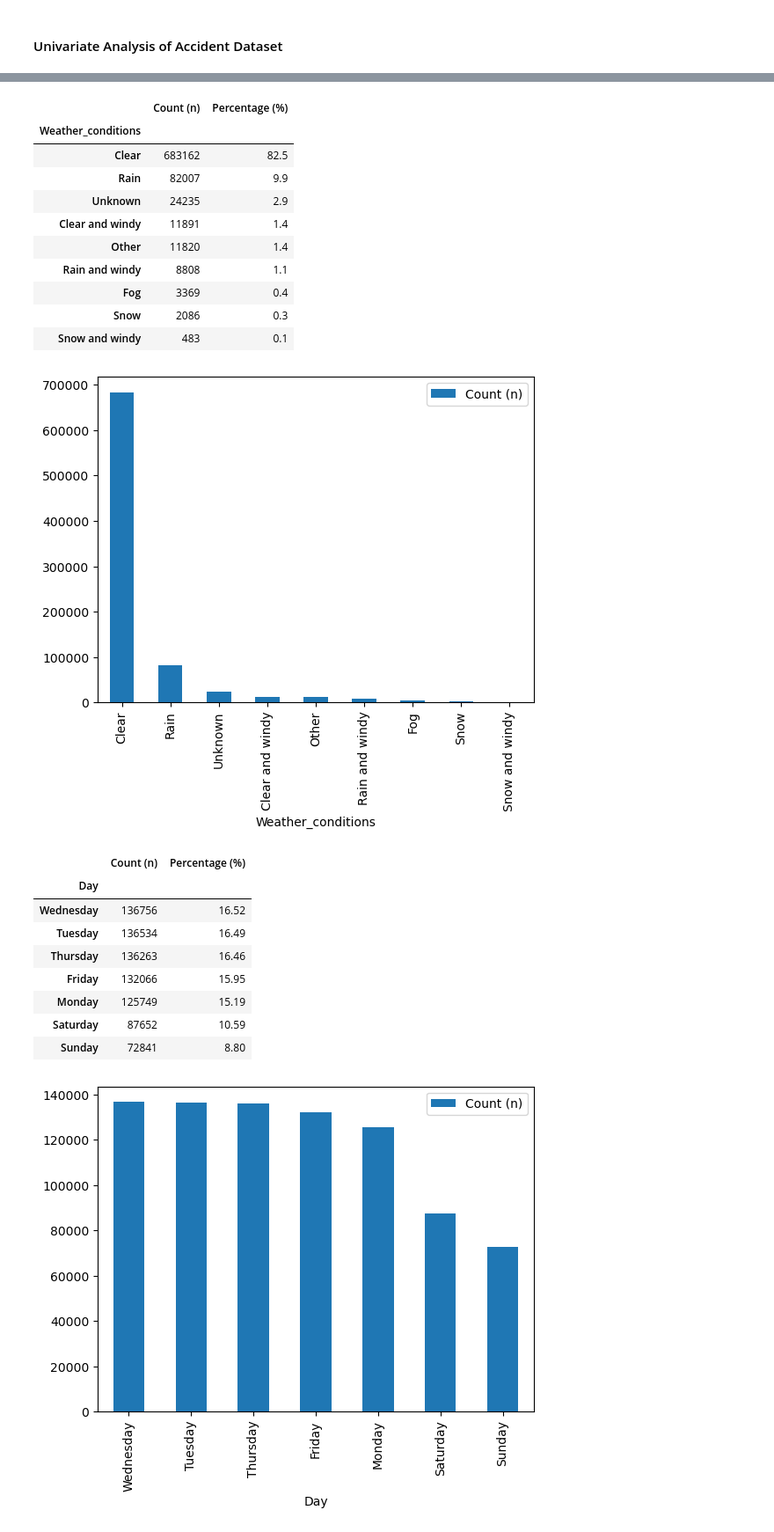
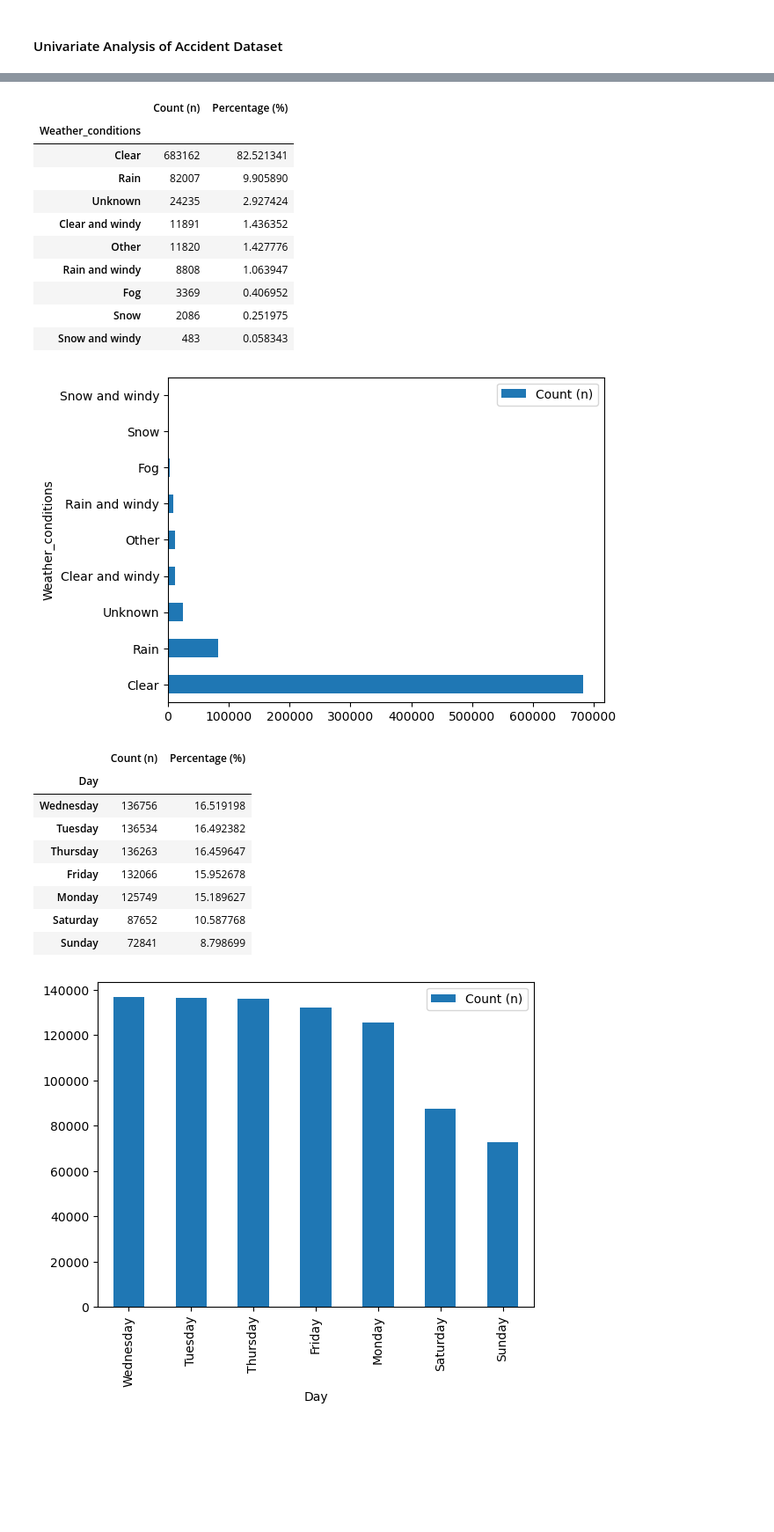
Before and after one commit to mchase007/EDA_UK_Bicycle_Accidents_1979_2018, a Jupyter notebook: EDA_BicycleAccidents.ipynb, the cells around one changed output, grey strips where cells are left out. Shown at 88% size. Cells and saved outputs as stored; diff of their text form; code cells hidden in the pictures; blank space fills up the shorter version.

```diff
--- a/EDA_BicycleAccidents.ipynb
+++ b/EDA_BicycleAccidents.ipynb
@@ -146,7 +228,7 @@ df_Ac_clean.head()
 | 4 | 197901A4SKO47 | 2 | 1 | 1979-04-01 | 18:50 | 30.0 | ... |
 # %%
 # set index of dataframe
-df_Ac_clean = df_Ac_clean.set_index('Accident_Index')
+df_Ac_clean = change_index(df_Ac,'Accident_Index')
 df_Ac_clean
 # %% [output]
 |  | Number_of_Vehicles | Number_of_Casualties | Date | Time | Speed_limit | Road_conditions | ... |
@@ -478,46 +549,40 @@ plt.show()
 # %%
 # Distribution of weather conditions during accidents
-df_Ac_weather_cond_dist = pd.DataFrame({
-    'Count (n)': df_Ac_clean['Weather_conditions'].value_counts(),
-    'Percentage (%)': df_Ac_clean['Weather_conditions'].value_counts(normalize=True).round(3) * 100
-})
+df_Ac_weather_cond_dist = get_count_percent(df_Ac_clean,'Weather_conditions')
 df_Ac_weather_cond_dist
 # %% [output]
 |  | Count (n) | Percentage (%) |
 | Weather_conditions |  |  |
-| Clear | 683162 | 82.5 |
-| Rain | 82007 | 9.9 |
-| Unknown | 24235 | 2.9 |
-| Clear and windy | 11891 | 1.4 |
-| Other | 11820 | 1.4 |
-| Rain and windy | 8808 | 1.1 |
-| Fog | 3369 | 0.4 |
-| Snow | 2086 | 0.3 |
-| Snow and windy | 483 | 0.1 |
+| Clear | 683162 | 82.521341 |
+| Rain | 82007 | 9.905890 |
+| Unknown | 24235 | 2.927424 |
+| Clear and windy | 11891 | 1.436352 |
+| Other | 11820 | 1.427776 |
+| Rain and windy | 8808 | 1.063947 |
+| Fog | 3369 | 0.406952 |
+| Snow | 2086 | 0.251975 |
+| Snow and windy | 483 | 0.058343 |
 # %%
 # Bar chart of the distribution of weather conditions
-df_Ac_weather_cond_dist.plot(kind='bar', y='Count (n)')
+df_Ac_weather_cond_dist.plot(kind='barh', y='Count (n)')
 plt.title ='Distribution for weather conditions'
 plt.show()
 # %% [output]
-[figure, old version]
+[figure, new version]
 # %%
 # Distribution of days of the week accidents happened
-df_Ac_days_dist = pd.DataFrame({
-    'Count (n)': df_Ac_clean['Day'].value_counts(),
-    'Percentage (%)': df_Ac_clean['Day'].value_counts(normalize=True).round(4) * 100
-})
+df_Ac_days_dist = get_count_percent(df_Ac_clean,'Day')
 df_Ac_days_dist
 # %% [output]
 |  | Count (n) | Percentage (%) |
 | Day |  |  |
-| Wednesday | 136756 | 16.52 |
-| Tuesday | 136534 | 16.49 |
-| Thursday | 136263 | 16.46 |
-| Friday | 132066 | 15.95 |
-| Monday | 125749 | 15.19 |
-| Saturday | 87652 | 10.59 |
-| Sunday | 72841 | 8.80 |
+| Wednesday | 136756 | 16.519198 |
+| Tuesday | 136534 | 16.492382 |
+| Thursday | 136263 | 16.459647 |
+| Friday | 132066 | 15.952678 |
+| Monday | 125749 | 15.189627 |
+| Saturday | 87652 | 10.587768 |
+| Sunday | 72841 | 8.798699 |
 # %%
 # Bar chart for distribution by day
 df_Ac_days_dist.plot(kind='bar', y='Count (n)')
```
Also changed, not shown: parts of 44 cells of this notebook.
